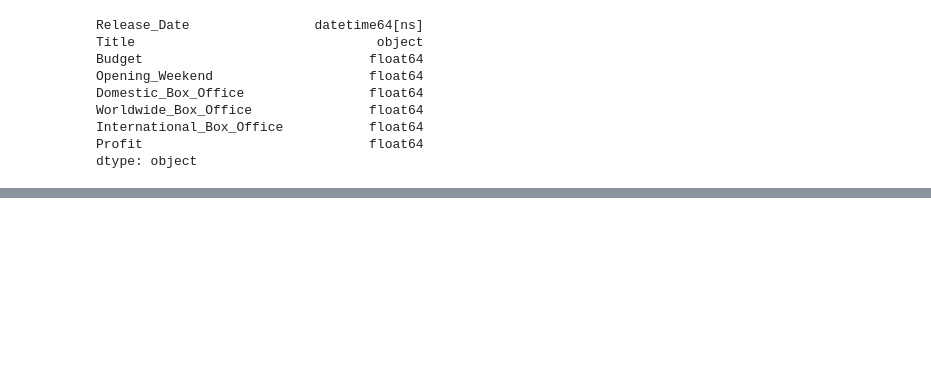
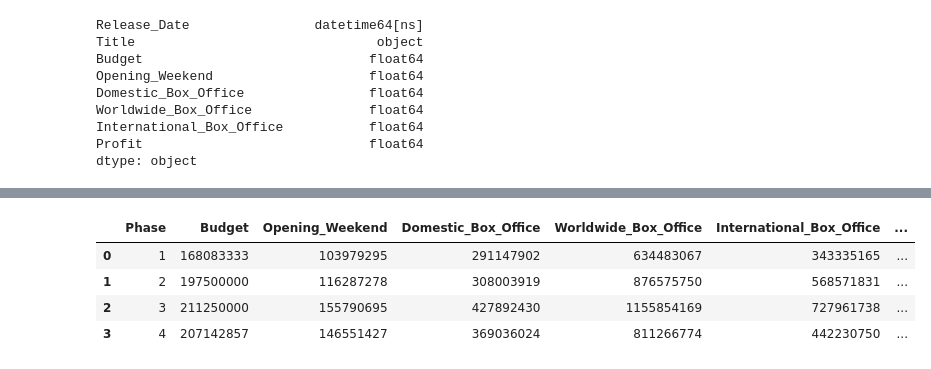
Before and after one commit to Kevin-McConchie/Marvel-Box-Office, a Jupyter notebook: Marvel Box Office.ipynb, the cells around one changed output, grey strips where cells are left out. Cells and saved outputs as stored; diff of their text form; code cells hidden in the pictures; blank space fills up the shorter version.

```diff
--- a/Marvel Box Office.ipynb
+++ b/Marvel Box Office.ipynb
@@ -122,0 +163,12 @@ fig
+# %%
+# Group and average phases
+four_phase_avg = movies_df.groupby(['Phase']).mean()
+four_phase_avg =four_phase_avg.reset_index()
+# four_phase_avg.dtypes
+four_phase_avg
+# %% [output]
+|  | Phase | Budget | Opening_Weekend | Domestic_Box_Office | Worldwide_Box_Office | International_Box_Office | ... |
+| 0 | 1 | 168083333 | 103979295 | 291147902 | 634483067 | 343335165 | ... |
+| 1 | 2 | 197500000 | 116287278 | 308003919 | 876575750 | 568571831 | ... |
+| 2 | 3 | 211250000 | 155790695 | 427892430 | 1155854169 | 727961738 | ... |
+| 3 | 4 | 207142857 | 146551427 | 369036024 | 811266774 | 442230750 | ... |
```
Also changed, not shown: parts of 9 cells of this notebook.
